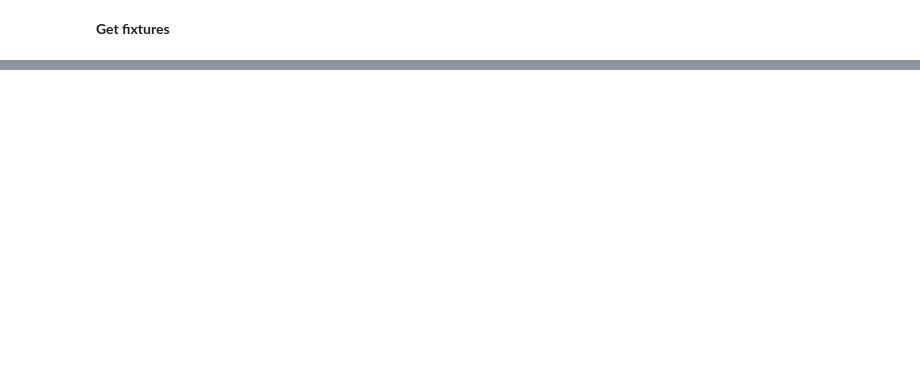
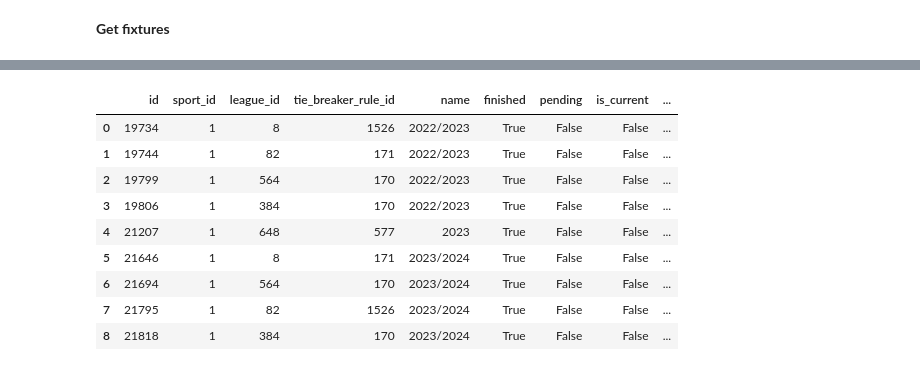
Before and after one commit to AneliaAB/Visualisering, a Jupyter notebook: fb.ipynb, the cells around one changed output, grey strips where cells are left out. Cells and saved outputs as stored; diff of their text form; code cells hidden in the pictures; blank space fills up the shorter version.

```diff
--- a/fb.ipynb
+++ b/fb.ipynb
@@ -45,0 +151,2 @@ fixtures = request.get(f"https://api.sportmonks.com/v3/football/fixtures/between
+# %%
+seasons, has_more = run_api("https://api.sportmonks.com/v3/football/seasons/search/2023?api_token=4Wduau6vViz1F329mVrSrahEuod53KHjzcYk43knfbtNwWjGzQchWSrrPDep")
@@ -45,0 +175,7 @@ fixtures = request.get(f"https://api.sportmonks.com/v3/football/fixtures/between
+# %%
+page = 2
+while has_more == True:
+    next_seasons, has_more = run_api(f"https://api.sportmonks.com/v3/football/seasons/search/2023?page={page}&api_token=4Wduau6vViz1F329mVrSrahEuod53KHjzcYk43knfbtNwWjGzQchWSrrPDep")
+    seasons['data'] = seasons['data'] + next_seasons['data']
+    print(next_seasons['data'])
+    page += 1
@@ -45,0 +224,7 @@ fixtures = request.get(f"https://api.sportmonks.com/v3/football/fixtures/between
+# %%
+league_id = leagues_df['id'].to_numpy()
+print(league_id)
+
+for season in seasons['data']:
+    if season['league_id'] in league_id:
+        print(season)
@@ -45,0 +244,21 @@ fixtures = request.get(f"https://api.sportmonks.com/v3/football/fixtures/between
+# %%
+season_names = ['2023']
+season_data = {'data':[]}
+league_id = leagues_df['id'].to_numpy()
+
+for season_name in season_names:
+    seasons, has_more = run_api(f"https://api.sportmonks.com/v3/football/seasons/search/{season_name}?api_token=4Wduau6vViz1F329mVrSrahEuod53KHjzcYk43knfbtNwWjGzQchWSrrPDep")
+
+    page = 2
+    while has_more == True:
+        next_seasons, has_more = run_api(f"https://api.sportmonks.com/v3/football/seasons/search/{season_name}?page={page}&api_token=4Wduau6vViz1F329mVrSrahEuod53KHjzcYk43knfbtNwWjGzQchWSrrPDep")
+        seasons['data'] = seasons['data'] + next_seasons['data']
+        page += 1
+
+    for season in seasons['data']:
+        if season['league_id'] in league_id:
+            season_data['data'].append(season)
+
+for season in season_data['data']:
+    if season['league_id'] in league_id:
+        print(season)
@@ -45,0 +275,13 @@ fixtures = request.get(f"https://api.sportmonks.com/v3/football/fixtures/between
+# %%
+seasonByLeagueID = pd.DataFrame(season_data['data'])
+# %% [output]
+|  | id | sport_id | league_id | tie_breaker_rule_id | name | finished | pending | is_current | ... |
+| 0 | 19734 | 1 | 8 | 1526 | 2022/2023 | True | False | False | ... |
+| 1 | 19744 | 1 | 82 | 171 | 2022/2023 | True | False | False | ... |
+| 2 | 19799 | 1 | 564 | 170 | 2022/2023 | True | False | False | ... |
+| 3 | 19806 | 1 | 384 | 170 | 2022/2023 | True | False | False | ... |
+| 4 | 21207 | 1 | 648 | 577 | 2023 | True | False | False | ... |
+| 5 | 21646 | 1 | 8 | 171 | 2023/2024 | True | False | False | ... |
+| 6 | 21694 | 1 | 564 | 170 | 2023/2024 | True | False | False | ... |
+| 7 | 21795 | 1 | 82 | 1526 | 2023/2024 | True | False | False | ... |
+| 8 | 21818 | 1 | 384 | 170 | 2023/2024 | True | False | False | ... |
```
Also changed, not shown: parts of 19 cells of this notebook, 1 other file.
